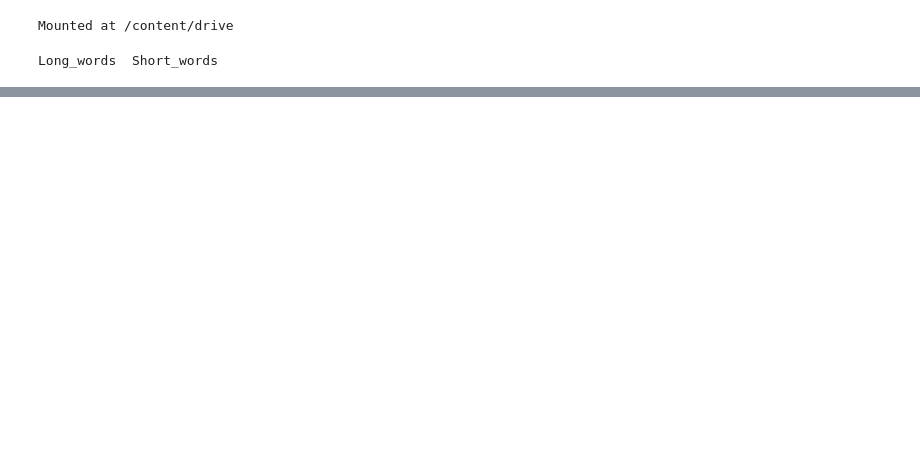
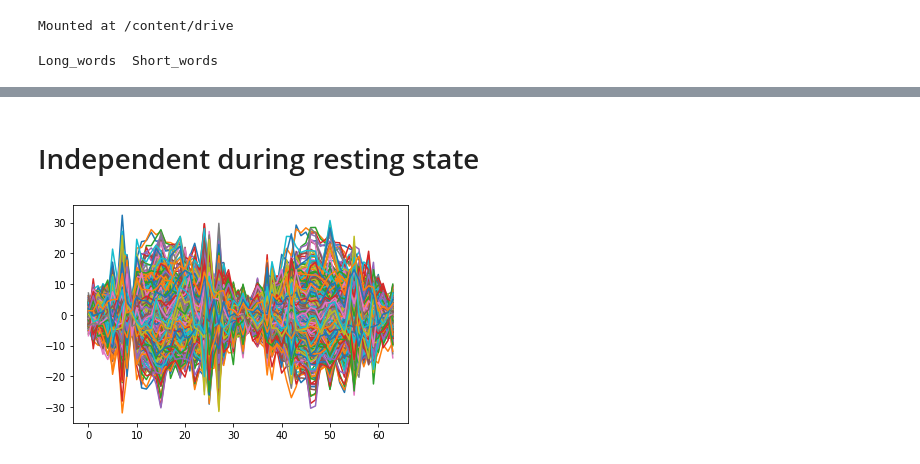
Before and after one commit to Syed-Osama-Hussain/Imagined-Speech-Prediction-from-EEG, a Jupyter notebook: main.ipynb, the cells around one changed output, grey strips where cells are left out. Cells and saved outputs as stored; diff of their text form; code cells hidden in the pictures; blank space fills up the shorter version.

```diff
--- a/main.ipynb
+++ b/main.ipynb
@@ -18,5 +16,7 @@ Mounted at /content/drive
 # %% [output]
 Long_words  Short_words
 # %%
-import scipy.io
+
 mat = scipy.io.loadmat("drive/My Drive/dataset/Long_words/sub_2b_ch64_l_eog_removed_256Hz")
+end_trial = mat['eeg_data_wrt_task_rep_no_eog_256Hz_end_trial']
+last_beep = mat['eeg_data_wrt_task_rep_no_eog_256Hz_last_beep']
@@ -116,0 +68,6 @@ plt.plot(numpy_array_beep[0][1])
+# %% [markdown]
+# Independent during resting state
+# %%
+plt.plot(end_trial[1][0]);
+# %% [output]
+[figure, added]
```
Also changed, not shown: parts of 13 cells of this notebook.
